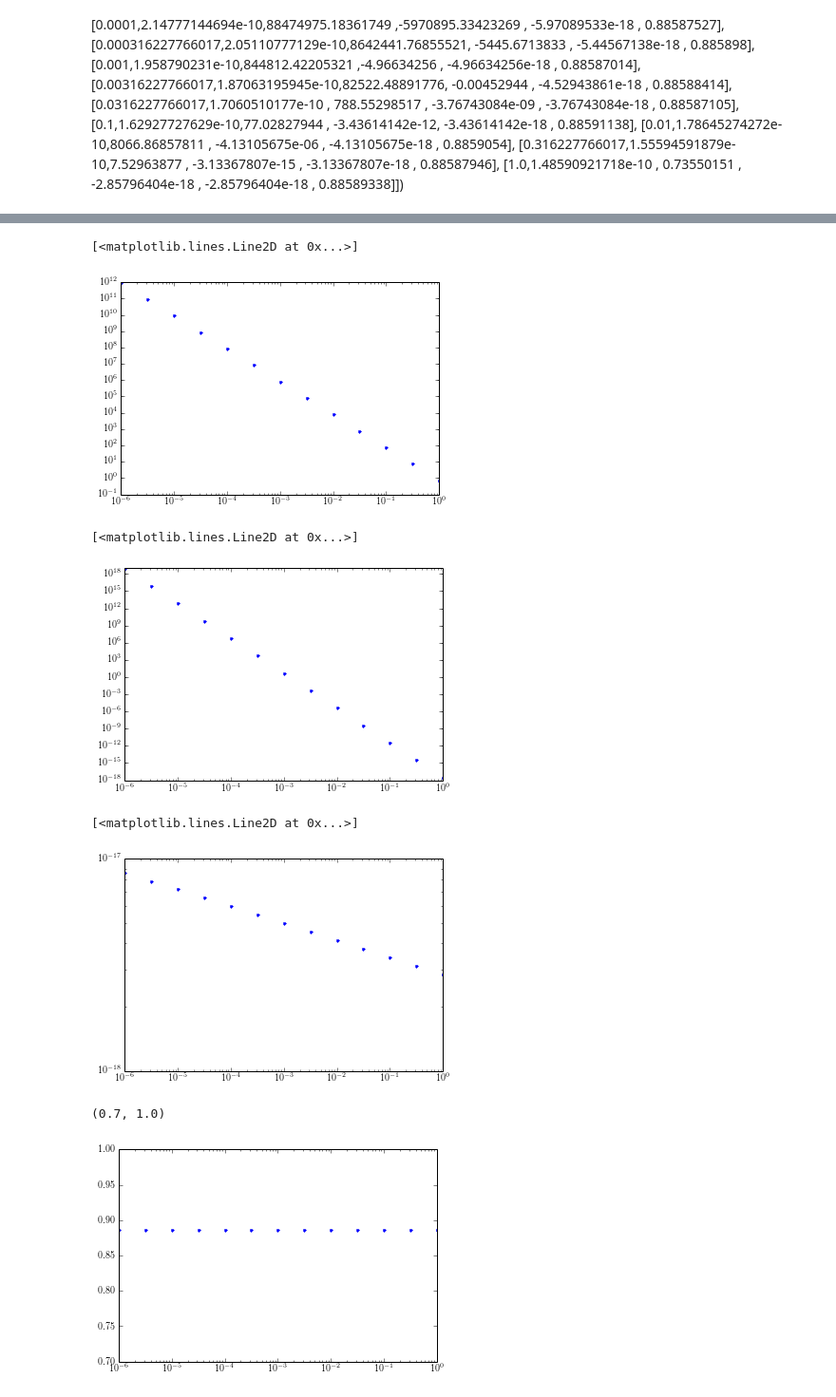
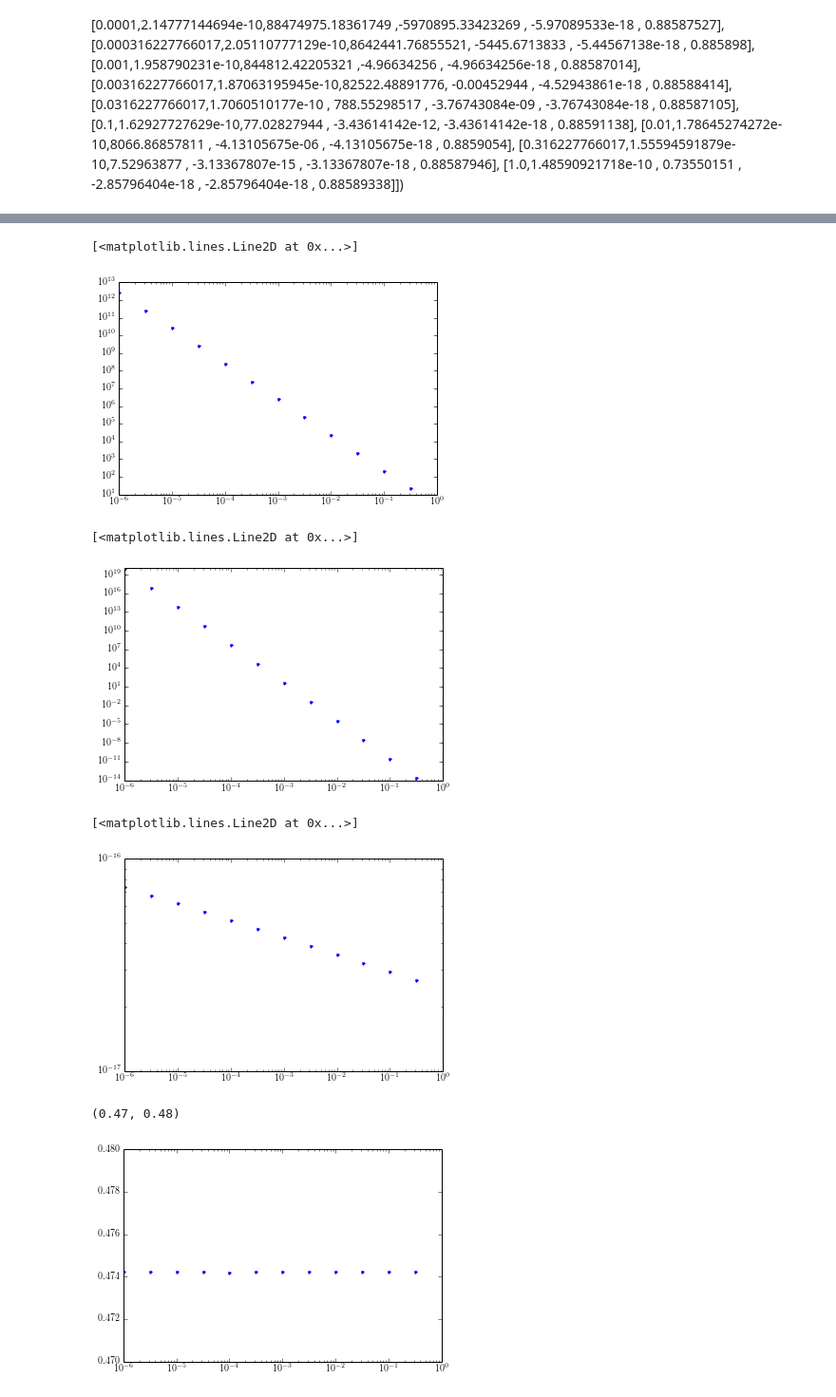
Before and after one commit to rahulporuri/project_work, a Jupyter notebook: power_law/bi-spectrum/equilateral_limit/tensor_bi-spectrum_eq_lt.ipynb, the cells around one changed output, grey strips where cells are left out. Shown at 95% size. Cells and saved outputs as stored; diff of their text form; code cells hidden in the pictures.

```diff
--- a/power_law/bi-spectrum/equilateral_limit/tensor_bi-spectrum_eq_lt.ipynb
+++ b/power_law/bi-spectrum/equilateral_limit/tensor_bi-spectrum_eq_lt.ipynb
@@ -82,14 +82,14 @@ while N < Nf+step:
     Dphi_ = Dphi_ + Dphi_update
     N += step
 # %%
-N_new = numpy.linspace(Ni,Nf,1000001)
+N_new = numpy.linspace(Ni,Nf,500001)
 phi_array_new = numpy.interp(N_new, N_array, phi_array)
 Dphi_array_new = numpy.interp(N_new, N_array, Dphi_array)
 
 phi_array = phi_array_new
 Dphi_array = Dphi_array_new
 N_array = N_new
-step = (Nf-Ni)/(1000000)
+step = (Nf-Ni)/(500000)
 # %%
 phi = lambda N : phi_array[int((N-Ni)/step)]
 Dphi = lambda N : Dphi_array[int((N-Ni)/step)]
@@ -131,7 +131,7 @@ def solve_Nics(k0, N_array):
     '''Returns the value of e-fold N when the mode is
     in the sub-Hubble domain, which we define as k/(A*H) =10^2.'''
     step = N_array[1] -N_array[0]
-    Nics_temp = numpy.asarray([k0 - 1e+02*A(N)*H(N) for N in N_array])
+    Nics_temp = numpy.asarray([k0 - 1e+03*A(N)*H(N) for N in N_array])
     nics_test = numpy.where(Nics_temp > 0)
     return Ni + nics_test[0][-1]*step
 
@@ -146,15 +146,15 @@ def initialize_hk(k0, Nics):
     '''Returns the value of h_k for the mode k at e-fold N of _Nics.
     We obtain his value by imposing the Bunch-Davies initial conditions'''
     hk0 = numpy.zeros(1,dtype=complex)
-    hk0.real = (((2.*k0)**(1./2))*A(Nics))**(-1.)
+    hk0.real = (((k0)**(1./2))*A(Nics))**(-1.)
     return hk0
 
 def initialize_Dhk(k0, Nics):
     '''Returns the value of h_k for the mode k at e-fold N of _Nshss.
     We obtain his value by imposing the Bunch-Davies initial conditions'''
     Dhk0 = numpy.zeros(1,dtype=complex)
-    Dhk0.real = -(1/A(Nics))*((2*k0)**(-1./2))
-    Dhk0.imag = -((k0/2)**(1./2))/(A(Nics)*A(Nics)*H(Nics))
+    Dhk0.real = -(1/A(Nics))*((k0)**(-1./2))
+    Dhk0.imag = -((k0)**(1./2))/(A(Nics)*A(Nics)*H(Nics))
     return Dhk0
 # %%
 def evolve_hk(k0, Nics, Nshss, step):
@@ -215,7 +215,7 @@ def main(k0, N_array):
 
     hk_array = numpy.empty(0, dtype=complex)
     hk_array = evolve_hk(k0, Nics, Nshss, step)
-    tps= 2.*(k0)**3/(2.*numpy.pi**2)*(numpy.absolute(hk_array[-1]))**2
+    tps= 4.*(k0)**3/(2.*numpy.pi**2)*(numpy.absolute(hk_array[-1]))**2
 
     CalG = calG(hk_array, k0, Nics, Nshss)
     CalG_cc = calG_cc(hk_array, k0, Nics, Nshss)
@@ -228,10 +228,10 @@ def main(k0, N_array):
 
     return k0, str(tps).strip('[]'), str(numpy.absolute(CalG)).strip('[]'), str((k0**(3./2))*numpy.absolute(CalG)).strip('[]'), str(G.real).strip('[]'), str((k0**6.)*G.real).strip('[]'), str(h_NL.real).strip('[]')
 # %%
-k_list = numpy.array([10**((-12 + i)/2.) for i in range(13)])
+k_list = numpy.array([10**((-12 + i)/2.) for i in range(12)])
 '''Range of modes k to run the main loop on.'''
 
-pool = mp.Pool(processes = 4)
+pool = mp.Pool(processes = 3)
 temp_results = [pool.apply_async(main, args = (k0, N_array,)) for k0 in k_list]
 results = []
 
@@ -344,22 +342,22 @@ plt.loglog([eq_data[i][0] for i in range(len(eq_data))], [-eq_data[i][3] for i i
 plt.loglog(data[:,0], data[:,3],'.')
 # %% [output]
 [<matplotlib.lines.Line2D at 0x...>]
-[figure, old version]
+[figure, new version]
 # %%
 #plt.loglog([eq_data[i][0] for i in range(len(eq_data))], [-eq_data[i][4] for i in range(len(eq_data))],'.')
 plt.loglog(data[:,0], -data[:,4],'.')
 # %% [output]
 [<matplotlib.lines.Line2D at 0x...>]
-[figure, old version]
+[figure, new version]
 # %%
 plt.loglog(data[:,0], -data[:,5],'.')
 # %% [output]
 [<matplotlib.lines.Line2D at 0x...>]
-[figure, old version]
+[figure, new version]
 # %%
 #plt.semilogx([eq_data[i][0] for i in range(len(eq_data))], [eq_data[i][5] for i in range(len(eq_data))],'.')
 plt.semilogx(data[:,0], data[:,6],'.')
-plt.ylim([0.7,1.0])
+plt.ylim([0.47,0.48])
 # %% [output]
-(0.7, 1.0)
+(0.47, 0.48)
-[figure, old version]
+[figure, new version]
```
Also changed, not shown: parts of 6 cells of this notebook.
